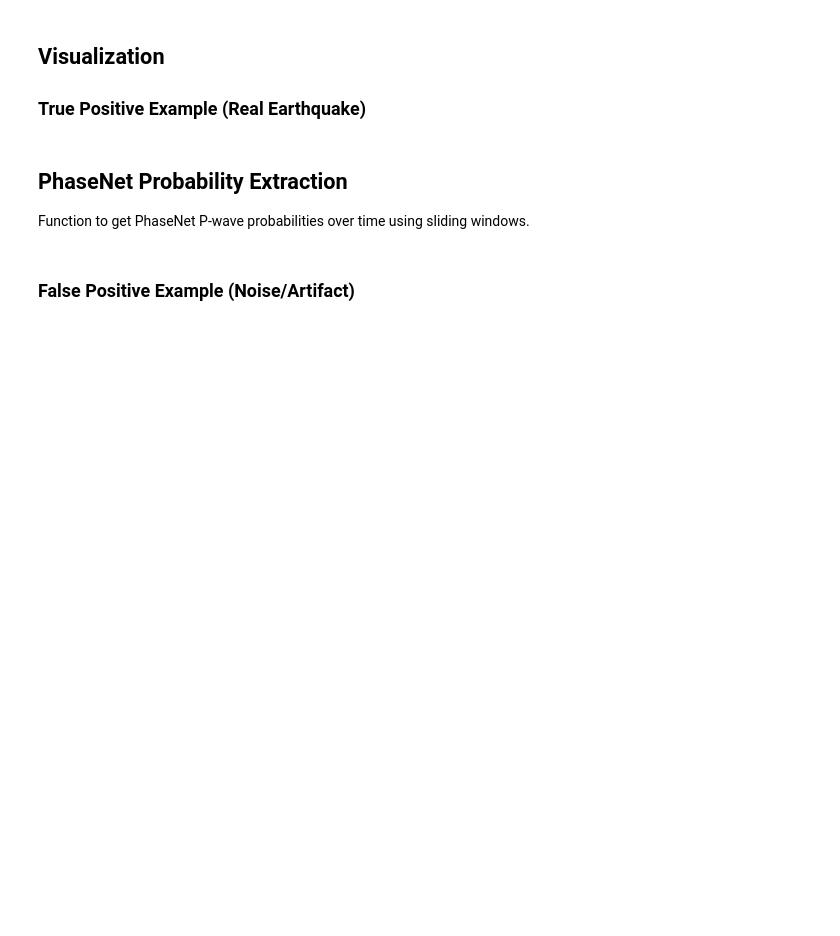
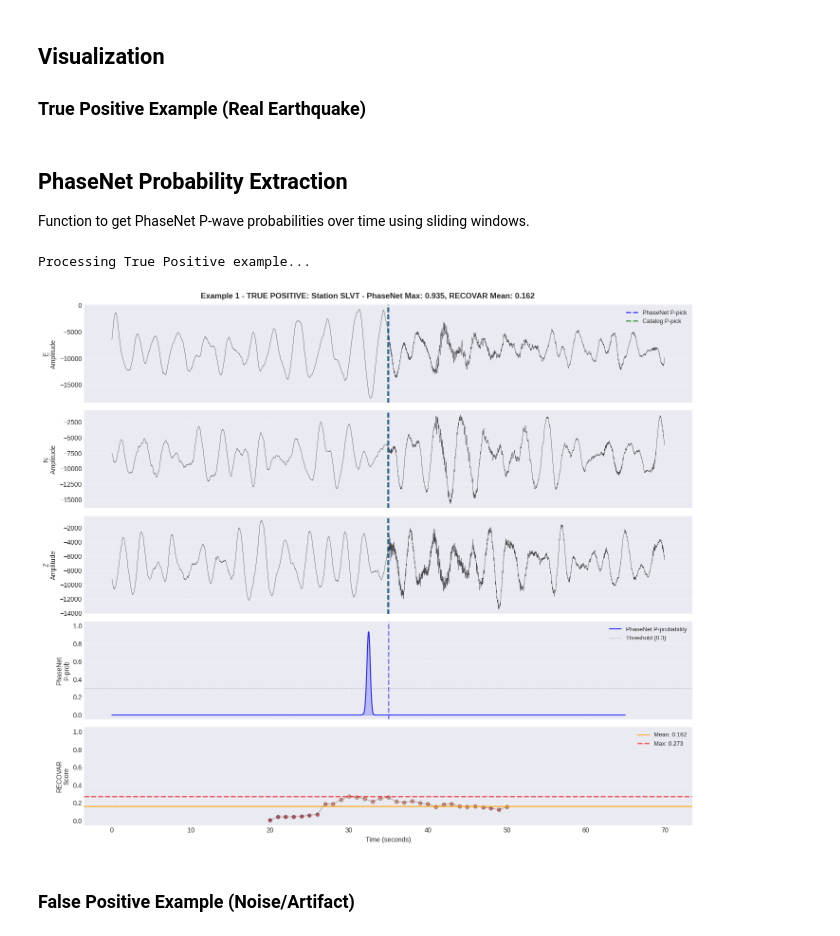
Before and after one commit to egead/recovar, a Jupyter notebook: reproducibility/phasenet_eqt/yazel_demo.ipynb, the cells around one changed output. Cells and saved outputs as stored; diff of their text form; code cells hidden in the pictures; blank space fills up the shorter version.

```diff
--- a/reproducibility/phasenet_eqt/yazel_demo.ipynb
+++ b/reproducibility/phasenet_eqt/yazel_demo.ipynb
@@ -288,40 +337,37 @@ def plot_waveform_with_scores(example, recovar_result, phasenet_result, title_pr
                         s=30, alpha=0.7, edgecolors='black', linewidths=0.5)
 
     ax_score.plot(window_centers, scores, 'k-', linewidth=1, alpha=0.3)
     ax_score.axhline(recovar_result['mean_score'], color='orange', linestyle='-',
                      linewidth=2, label=f"Mean: {recovar_result['mean_score']:.3f}", alpha=0.7)
     ax_score.axhline(recovar_result['max_score'], color='red', linestyle='--',
                      linewidth=2, label=f"Max: {recovar_result['max_score']:.3f}", alpha=0.7)
 
     ax_score.set_ylabel('RECOVAR\nScore', fontsize=10)
     ax_score.set_xlabel('Time (seconds)', fontsize=10)
     ax_score.set_ylim(-0.05, 1.05)
     ax_score.grid(True, alpha=0.3)
     ax_score.legend(loc='upper right', fontsize=9)
 
-    # Add colorbar for RECOVAR scores
-    sm = plt.cm.ScalarMappable(cmap=plt.cm.RdYlGn,
-                                norm=plt.Normalize(vmin=0, vmax=1))
-    sm.set_array([])
-    cbar = plt.colorbar(sm, ax=ax_score, orientation='horizontal',
-                        pad=0.15, aspect=40)
-    cbar.set_label('RECOVAR Score (Red=Noise, Green=Earthquake)', fontsize=9)
+
 
     # Title
     status = "TRUE POSITIVE" if catalog_pick else "FALSE POSITIVE"
     fig.suptitle(f"{title_prefix}{status}: Station {example['station']} - "
                  f"PhaseNet Max: {np.max(pn_probs):.3f}, RECOVAR Mean: {recovar_result['mean_score']:.3f}",
                  fontsize=12, fontweight='bold')
 
     plt.tight_layout()
     plt.show()
 
 # Plot first True Positive
 if tp_examples:
     print("Processing True Positive example...")
     tp_recovar = recovar_pick_cleaner_sliding(tp_examples[0]['stream'], classifier)
     tp_phasenet = get_phasenet_probabilities(tp_examples[0]['stream'], phasenet_model, overlap=0.90)
     plot_waveform_with_scores(tp_examples[0], tp_recovar, tp_phasenet, "Example 1 - ")
+# %% [output]
+Processing True Positive example...
+[figure, added]
 # %% [markdown]
 ### False Positive Example (Noise/Artifact)
 # %%
```
Also changed, not shown: parts of 13 cells of this notebook, 3 other files.
